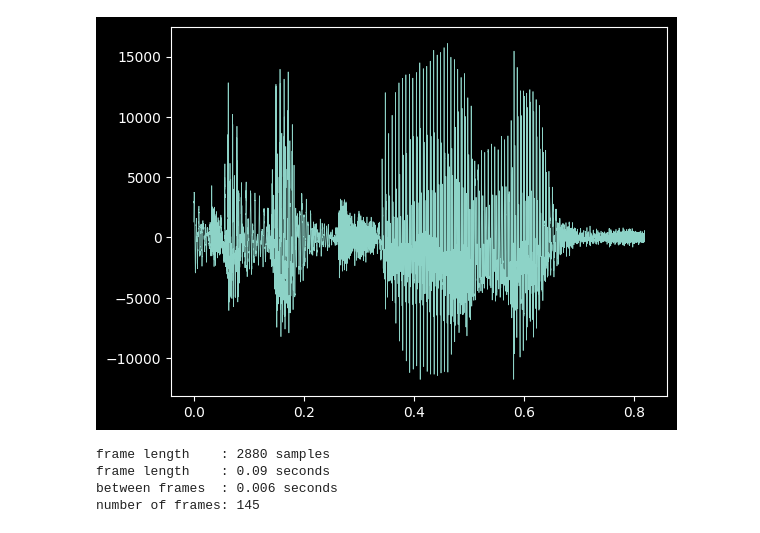
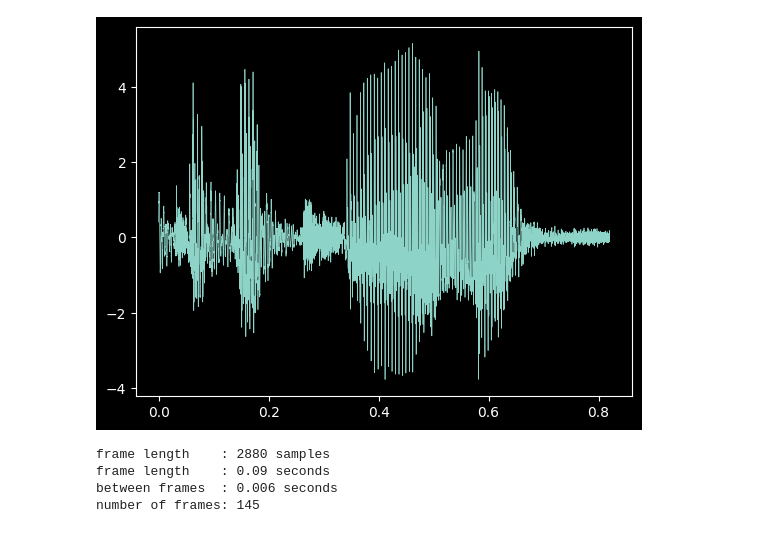
Before and after one commit to TobiasBjork/VowelProject, a Jupyter notebook: soft_peak.ipynb, the cells around one changed output. Cells and saved outputs as stored; diff of their text form; code cells hidden in the pictures.

```diff
--- a/soft_peak.ipynb
+++ b/soft_peak.ipynb
@@ -25,14 +25,15 @@ plt.close("all")
 # %%
 audio_name = "digitala"
 
 Fs,x = wavfile.read(f"test_timestamps/{audio_name}.wav")
+x = x/x.std()
 tt = np.linspace(0, len(x) / Fs, len(x))
 
 plt.figure()
 plt.plot(tt,x)
 plt.show()
 # %% [output]
-[figure, old version]
+[figure, new version]
 # %%
 fl = int(0.09 * Fs)
 frames, frames_start = split_frames(x, fl, Fs, overlap=int(7.5 * fl / 8))
```
Also changed, not shown: parts of 1 cell of this notebook, 4 other files.
